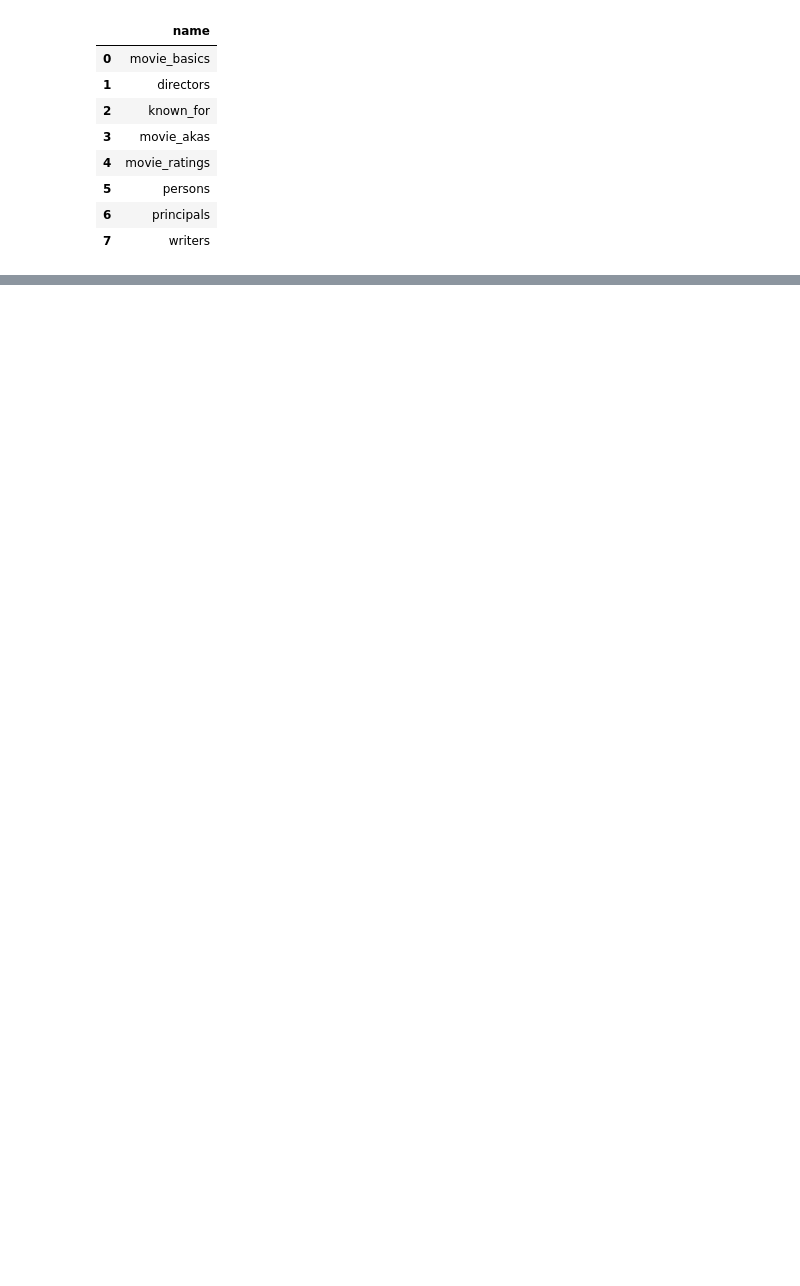
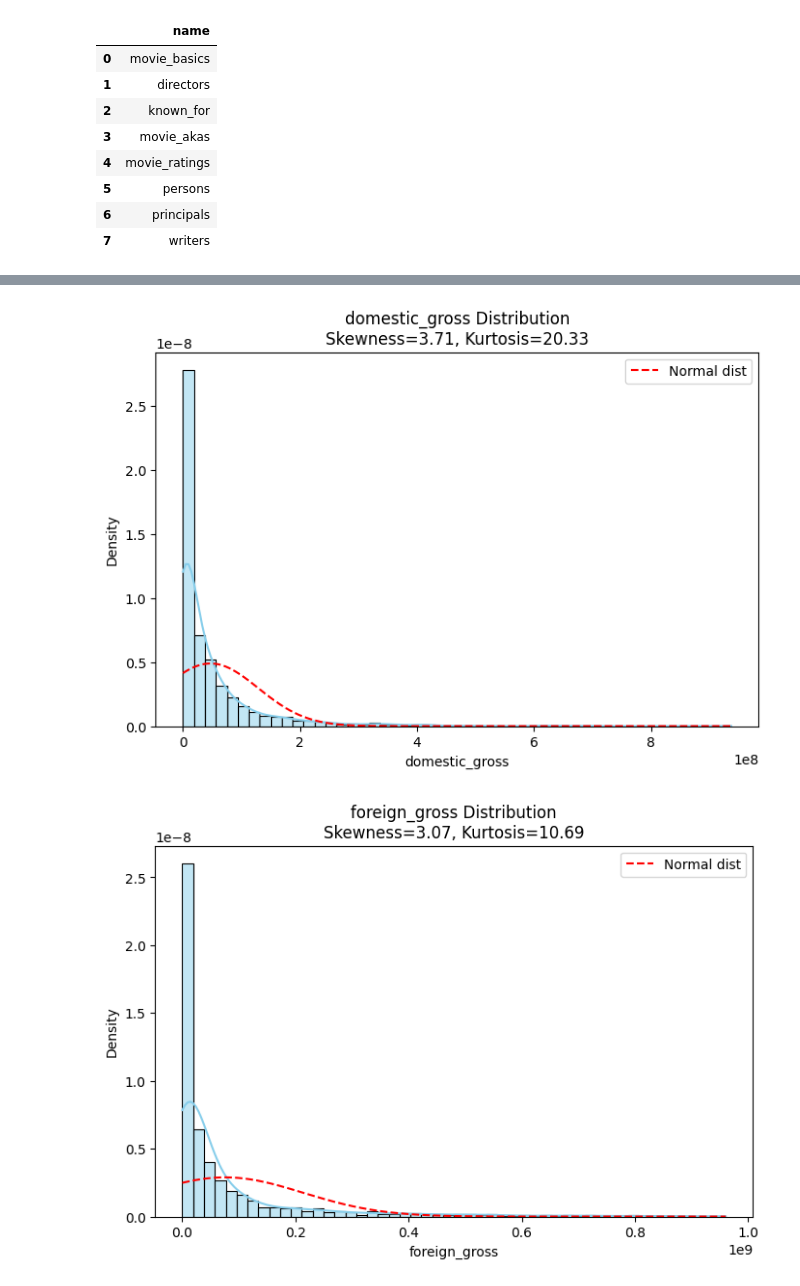
Before and after one commit to Alanmuchiri/Group7---Phase-2, a Jupyter notebook: film_perfomance.ipynb, the cells around one changed output, grey strips where cells are left out. Cells and saved outputs as stored; diff of their text form; code cells hidden in the pictures; blank space fills up the shorter version.

```diff
--- a/film_perfomance.ipynb
+++ b/film_perfomance.ipynb
@@ -386,0 +407,8 @@ LIMIT 10;
+# %%
+cols = ['domestic_gross','foreign_gross','net_gross']
+
+for col in cols:
+    print(col)
+    print("Skew:", skew(df[col].dropna()))
+    print("Kurtosis:", kurtosis(df[col].dropna()))
+    print("---")
@@ -386,0 +428,34 @@ LIMIT 10;
+# %%
+# Compute skew and kurtosis
+
+cols = ['domestic_gross', 'foreign_gross', 'net_gross']
+
+# Clean numeric columns (remove $, commas if needed)
+for col in cols:
+    df[col] = df[col].replace('[\$,]', '', regex=True)
+    df[col] = pd.to_numeric(df[col], errors='coerce')
+
+df_clean = df[cols].dropna()
+
+for col in cols:
+    data = df_clean[col]
+
+    s = skew(data)
+    k = kurtosis(data)
+
+    # Plot histogram + density + normal overlay
+    plt.figure(figsize=(8,5))
+    sns.histplot(data, bins=50, kde=True, color='skyblue', stat='density')
+
+    # Overlay normal distribution for comparison
+    x = np.linspace(data.min(), data.max(), 1000)
+    plt.plot(x, norm.pdf(x, data.mean(), data.std()), color='red', linestyle='--', label='Normal dist')
+
+    plt.title(f'{col} Distribution\nSkewness={s:.2f}, Kurtosis={k:.2f}')
+    plt.xlabel(col)
+    plt.ylabel('Density')
+    plt.legend()
+    plt.show()
+# %% [output]
+[figure, added]
+[figure, added]
```
Also changed, not shown: parts of 16 cells of this notebook.
